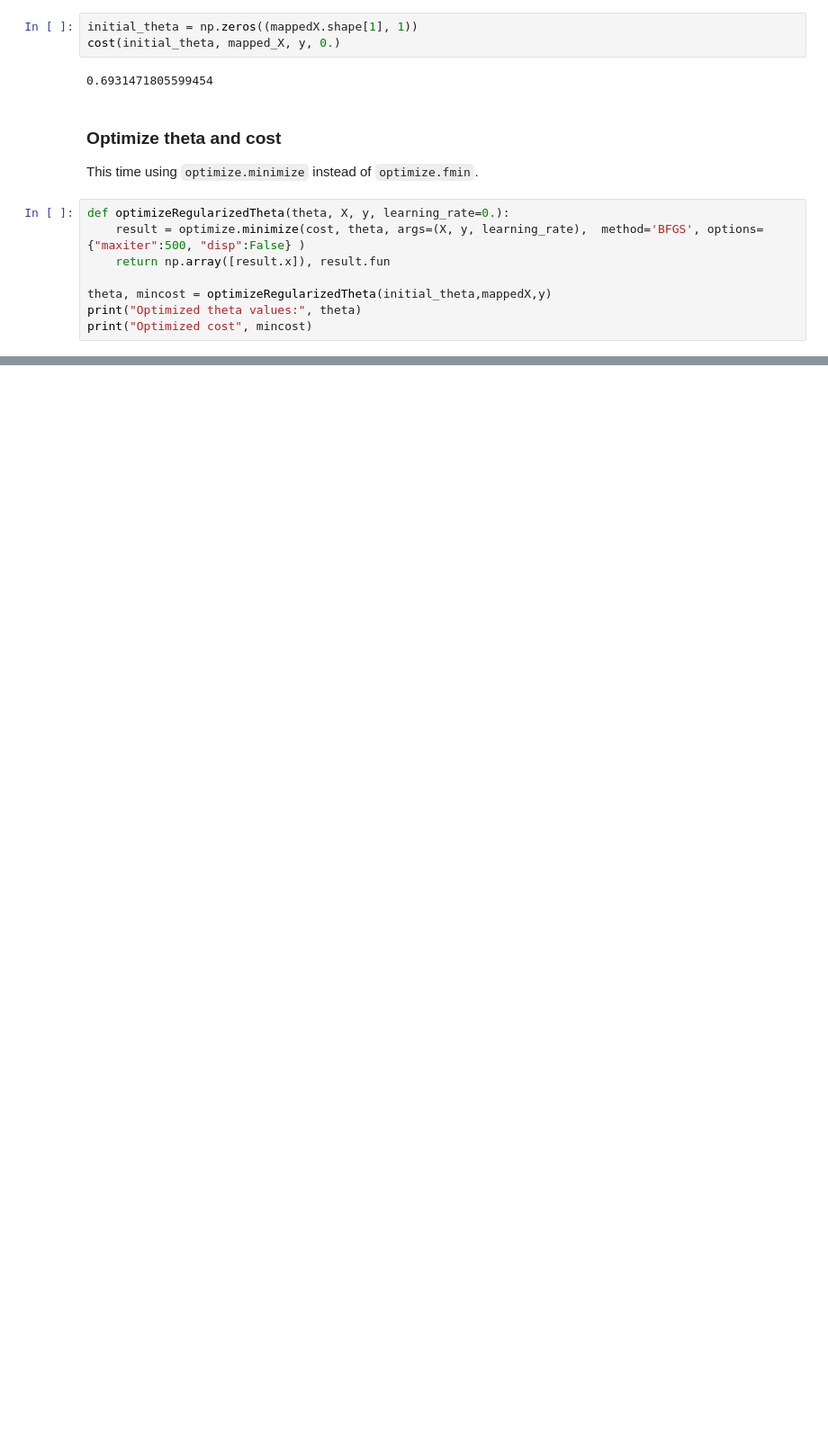
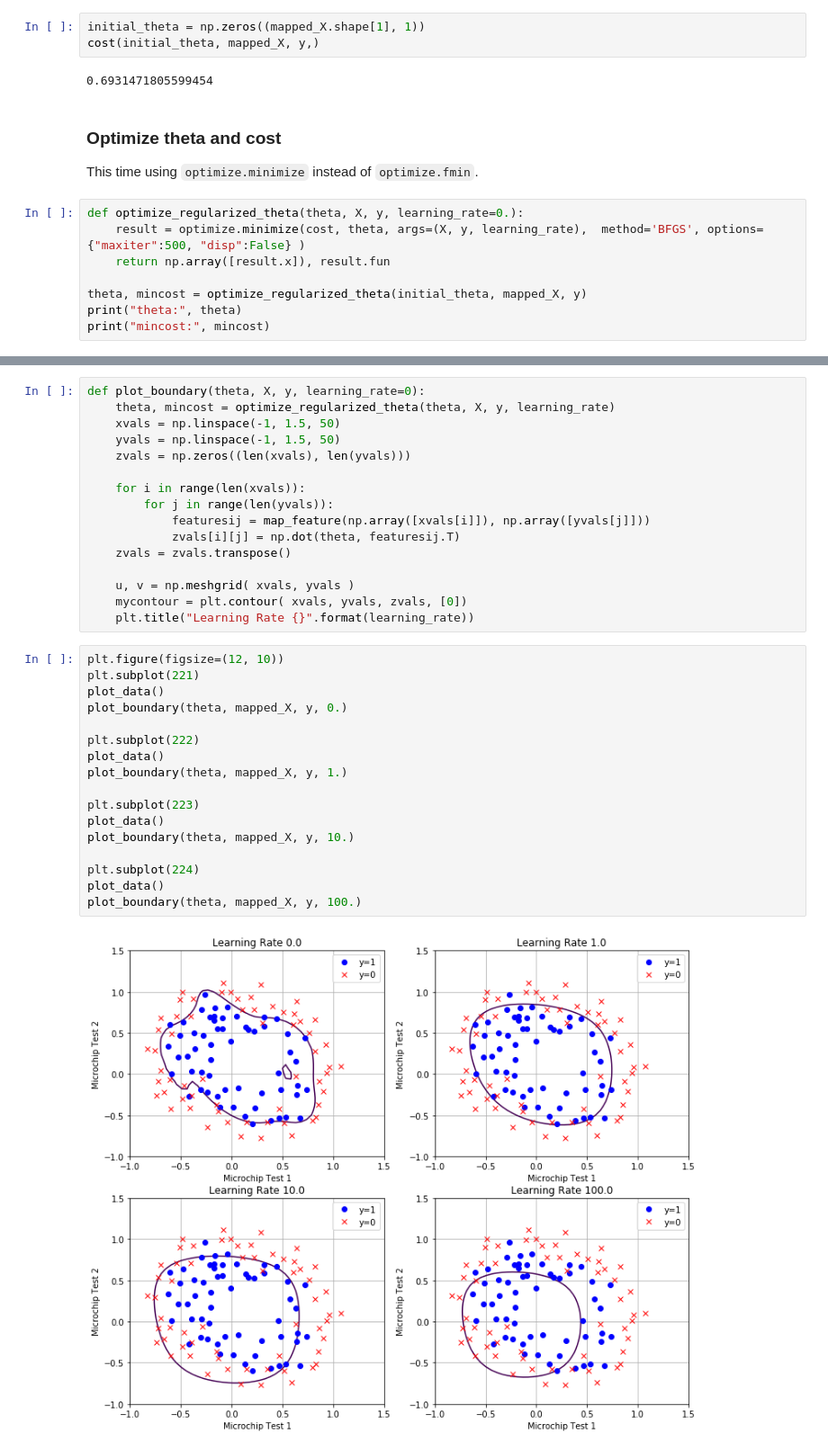
Before and after one commit to jhselvik/machine-learning-coursera, a Jupyter notebook: logistic-regression/Logistic-Regression.ipynb, the cells around one changed output, grey strips where cells are left out. Shown at 90% size. Saved outputs shown, nothing was run; the diff lists cells and outputs as text; blank space fills up the shorter version.

Commit message:
Add regularization and compare learning rate results

```diff
--- a/logistic-regression/Logistic-Regression.ipynb
+++ b/logistic-regression/Logistic-Regression.ipynb
@@ -436,19 +316,19 @@ array([ 1.00000000e+00,  8.60107856e-03,  5.89122275e-03, -7.97681228e-04,
 # %% [markdown]
 ## Cost and Gradient
 # %%
-initial_theta = np.zeros((mappedX.shape[1], 1))
-cost(initial_theta, mapped_X, y, 0.)
+initial_theta = np.zeros((mapped_X.shape[1], 1))
+cost(initial_theta, mapped_X, y,)
 # %% [output]
 0.6931471805599454
 # %% [markdown]
 ### Optimize theta and cost
 This time using `optimize.minimize` instead of `optimize.fmin`.
 # %%
-def optimizeRegularizedTheta(theta, X, y, learning_rate=0.):
+def optimize_regularized_theta(theta, X, y, learning_rate=0.):
     result = optimize.minimize(cost, theta, args=(X, y, learning_rate),  method='BFGS', options={"maxiter":500, "disp":False} )
     return np.array([result.x]), result.fun
 
-theta, mincost = optimizeRegularizedTheta(initial_theta,mappedX,y)
-print("Optimized theta values:", theta)
-print("Optimized cost", mincost)
+theta, mincost = optimize_regularized_theta(initial_theta, mapped_X, y)
+print("theta:", theta)
+print("mincost:", mincost)
 # %% [output]
@@ -462,0 +345,35 @@ Optimized cost 0.38493332668414076
+# %%
+def plot_boundary(theta, X, y, learning_rate=0):
+    theta, mincost = optimize_regularized_theta(theta, X, y, learning_rate)
+    xvals = np.linspace(-1, 1.5, 50)
+    yvals = np.linspace(-1, 1.5, 50)
+    zvals = np.zeros((len(xvals), len(yvals)))
+
+    for i in range(len(xvals)):
+        for j in range(len(yvals)):
+            featuresij = map_feature(np.array([xvals[i]]), np.array([yvals[j]]))
+            zvals[i][j] = np.dot(theta, featuresij.T)
+    zvals = zvals.transpose()
+
+    u, v = np.meshgrid( xvals, yvals )
+    mycontour = plt.contour( xvals, yvals, zvals, [0])
+    plt.title("Learning Rate {}".format(learning_rate))
+# %%
+plt.figure(figsize=(12, 10))
+plt.subplot(221)
+plot_data()
+plot_boundary(theta, mapped_X, y, 0.)
+
+plt.subplot(222)
+plot_data()
+plot_boundary(theta, mapped_X, y, 1.)
+
+plt.subplot(223)
+plot_data()
+plot_boundary(theta, mapped_X, y, 10.)
+
+plt.subplot(224)
+plot_data()
+plot_boundary(theta, mapped_X, y, 100.)
+# %% [output]
+[figure, added]
```
Also changed, not shown: parts of 28 cells of this notebook.
